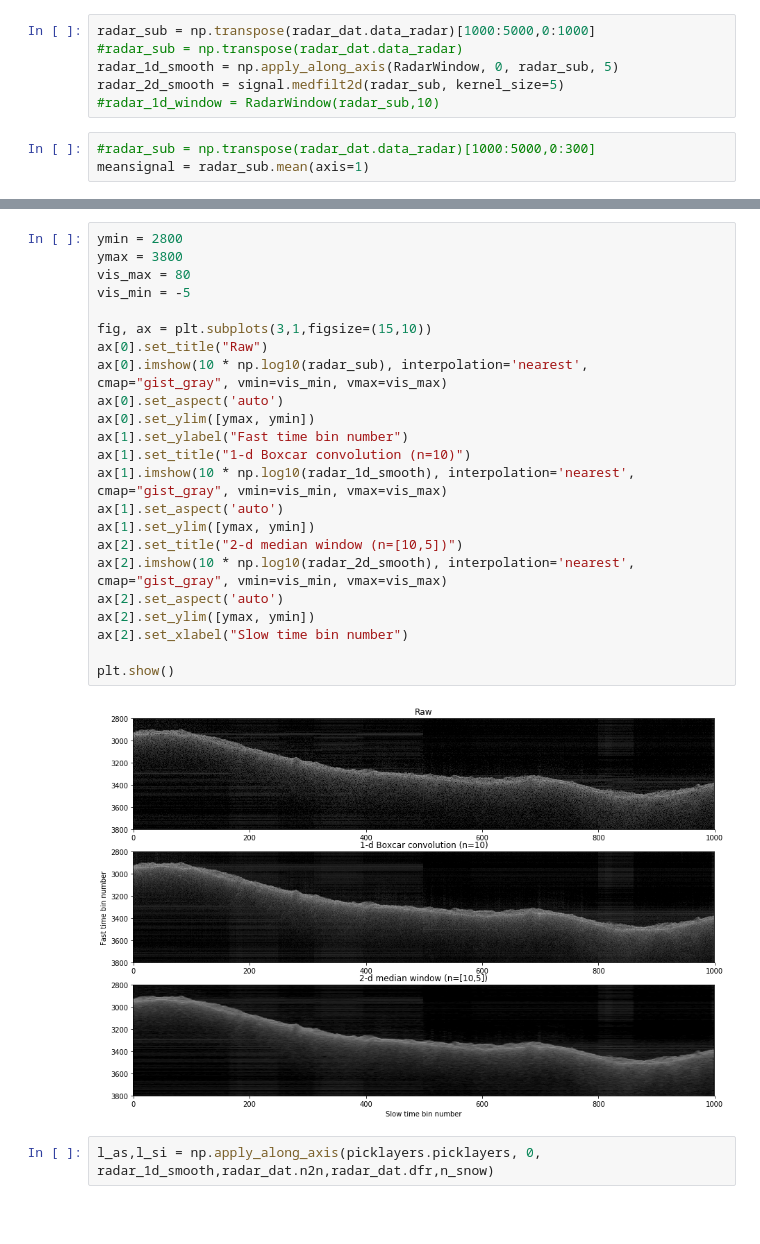
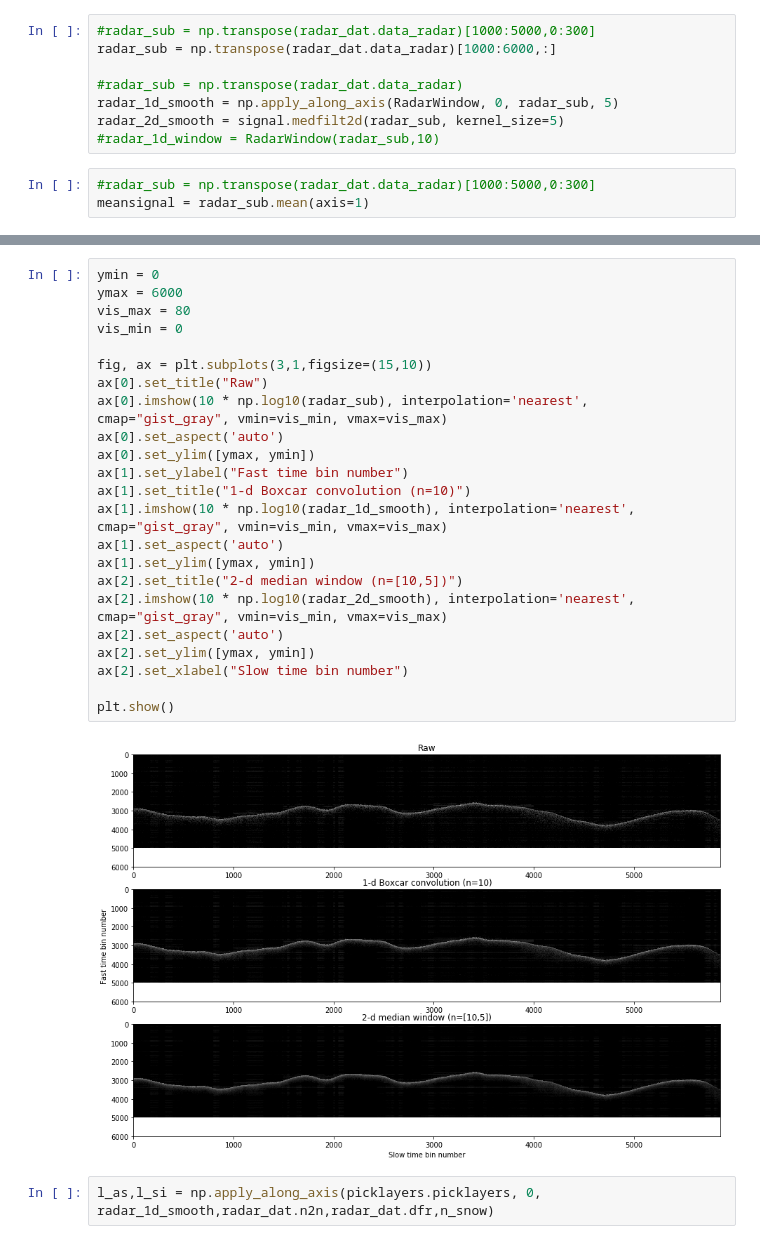
Before and after one commit to kingjml/pySnowRadar, a Jupyter notebook: pyWavelet/awi.ipynb, the cells around one changed output, grey strips where cells are left out. Saved outputs shown, nothing was run; the diff lists cells and outputs as text; blank space fills up the shorter version.

```diff
--- a/pyWavelet/awi.ipynb
+++ b/pyWavelet/awi.ipynb
@@ -33,7 +33,9 @@ def RadarWindow(x,window_len=11):
     y = np.convolve(signal.windows.boxcar(window_len)/signal.windows.boxcar(window_len).sum(),x,mode='valid')
     return y
 # %%
-radar_sub = np.transpose(radar_dat.data_radar)[1000:5000,0:1000]
+#radar_sub = np.transpose(radar_dat.data_radar)[1000:5000,0:300]
+radar_sub = np.transpose(radar_dat.data_radar)[1000:6000,:]
+
 #radar_sub = np.transpose(radar_dat.data_radar)
 radar_1d_smooth = np.apply_along_axis(RadarWindow, 0, radar_sub, 5)
 radar_2d_smooth = signal.medfilt2d(radar_sub, kernel_size=5)
@@ -54,28 +57,28 @@ plt.show()
 # %%
-ymin = 2800
-ymax = 3800
+ymin = 0
+ymax = 6000
 vis_max = 80
-vis_min = -5
+vis_min = 0
 
 fig, ax = plt.subplots(3,1,figsize=(15,10))
 ax[0].set_title("Raw")
 ax[0].imshow(10 * np.log10(radar_sub), interpolation='nearest', cmap="gist_gray", vmin=vis_min, vmax=vis_max)
 ax[0].set_aspect('auto')
 ax[0].set_ylim([ymax, ymin])
 ax[1].set_ylabel("Fast time bin number")
 ax[1].set_title("1-d Boxcar convolution (n=10)")
 ax[1].imshow(10 * np.log10(radar_1d_smooth), interpolation='nearest', cmap="gist_gray", vmin=vis_min, vmax=vis_max)
 ax[1].set_aspect('auto')
 ax[1].set_ylim([ymax, ymin])
 ax[2].set_title("2-d median window (n=[10,5])")
 ax[2].imshow(10 * np.log10(radar_2d_smooth), interpolation='nearest', cmap="gist_gray", vmin=vis_min, vmax=vis_max)
 ax[2].set_aspect('auto')
 ax[2].set_ylim([ymax, ymin])
 ax[2].set_xlabel("Slow time bin number")
 
 plt.show()
 # %% [output]
-[figure, old version]
+[figure, new version]
 # %%
 l_as,l_si = np.apply_along_axis(picklayers.picklayers, 0, radar_1d_smooth,radar_dat.n2n,radar_dat.dfr,n_snow)
 # %%
```
Also changed, not shown: parts of 4 cells of this notebook, 1 other file.
